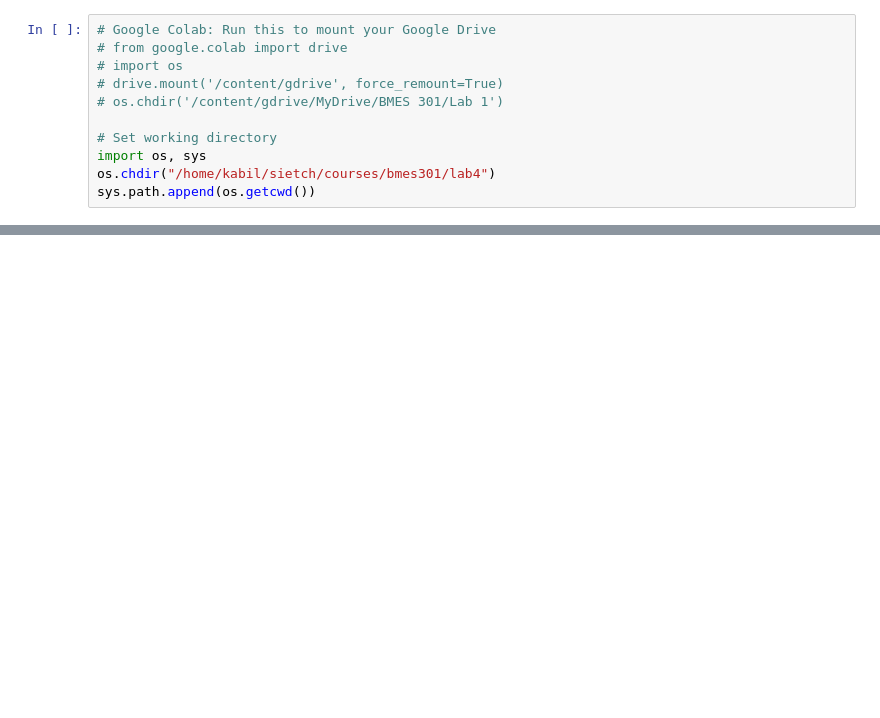
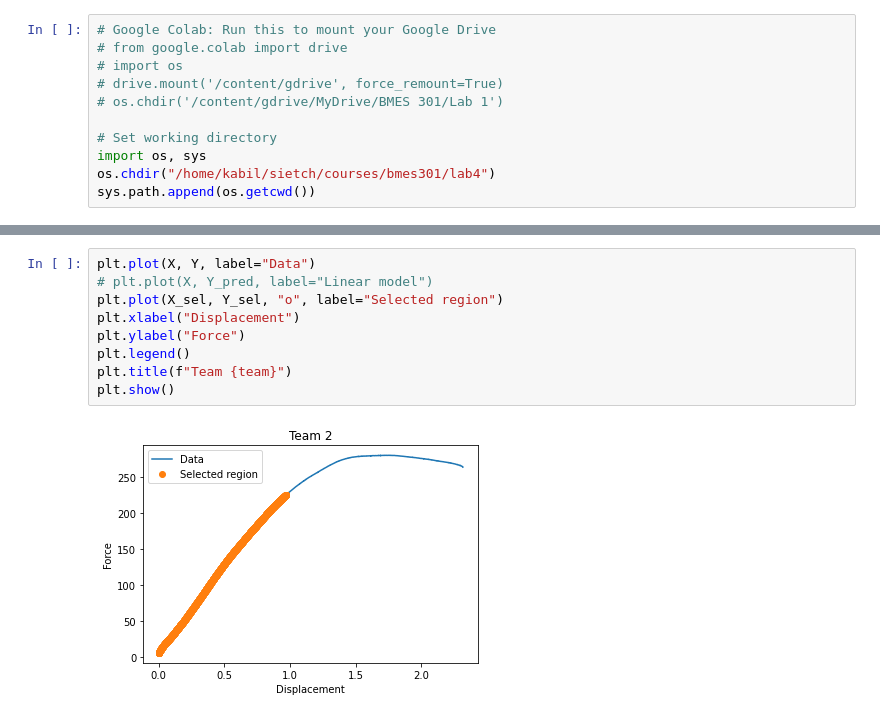
Before and after one commit to Kabilan108/drexel-coursework, a Jupyter notebook: bmes301/lab4/Data Analysis.ipynb, the cells around one changed output, grey strips where cells are left out. Saved outputs shown, nothing was run; the diff lists cells and outputs as text; blank space fills up the shorter version.

```diff
--- a/bmes301/lab4/Data Analysis.ipynb
+++ b/bmes301/lab4/Data Analysis.ipynb
@@ -111,0 +247,11 @@ Specimen B:
+# %%
+plt.plot(X, Y, label="Data")
+# plt.plot(X, Y_pred, label="Linear model")
+plt.plot(X_sel, Y_sel, "o", label="Selected region")
+plt.xlabel("Displacement")
+plt.ylabel("Force")
+plt.legend()
+plt.title(f"Team {team}")
+plt.show()
+# %% [output]
+[figure, added]
```
Also changed, not shown: parts of 13 cells of this notebook, 1 other file.
